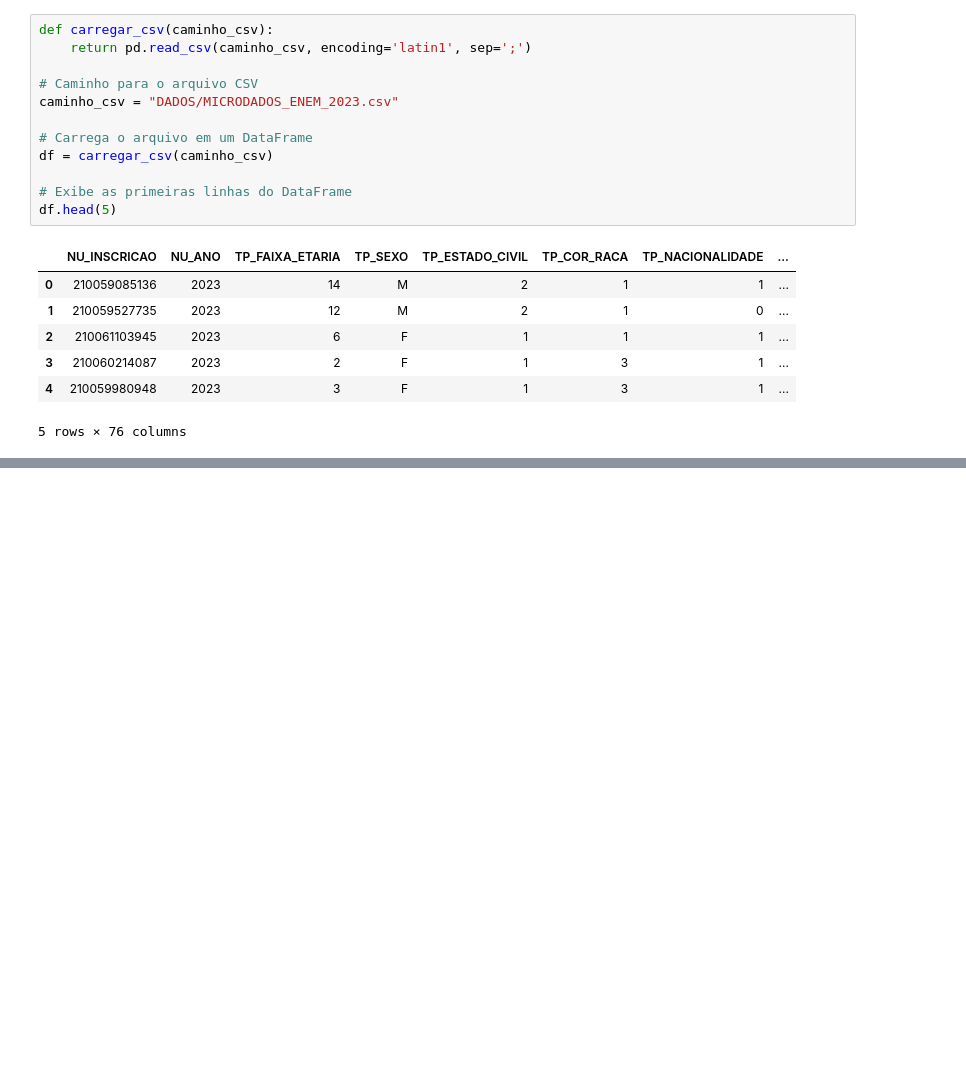
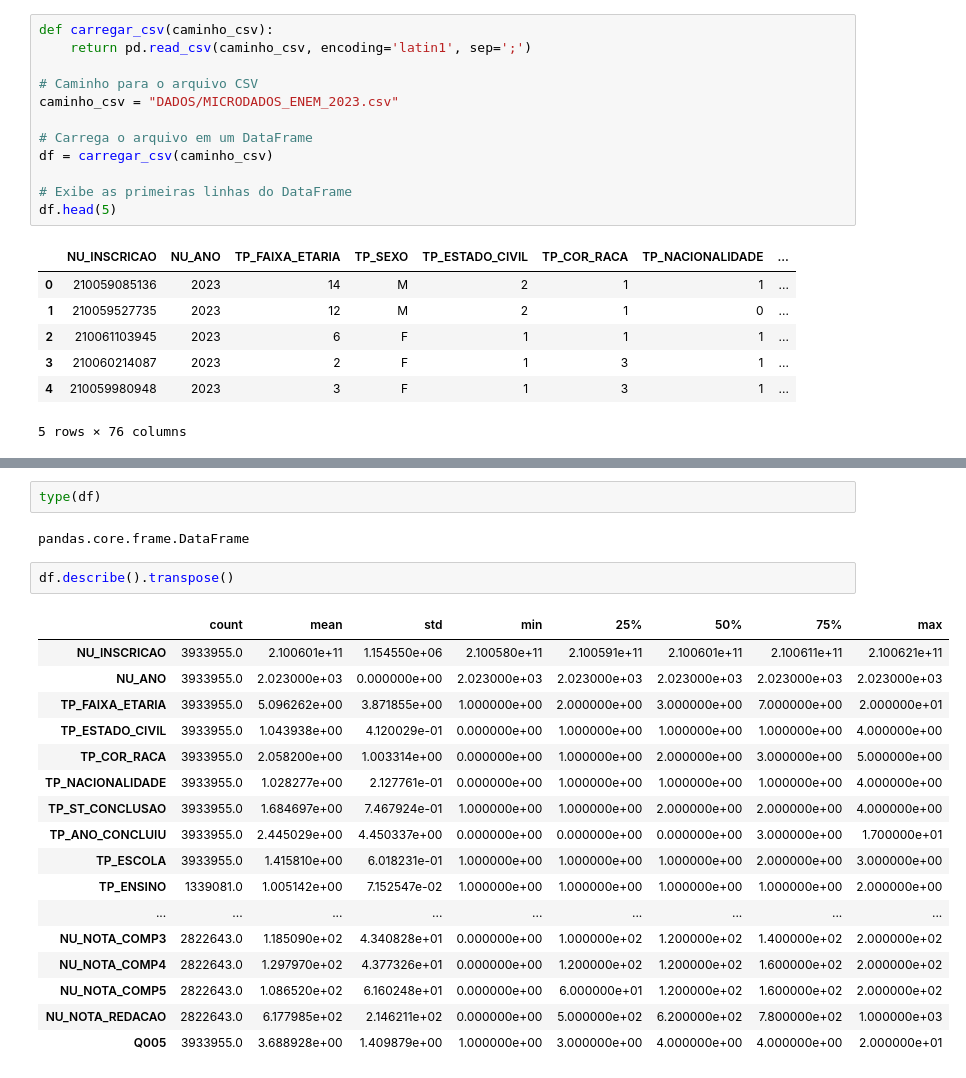
Before and after one commit to andresilveira1980/primeira-entrega, a Jupyter notebook: primeira-extracao.ipynb, the cells around one changed output, grey strips where cells are left out. Cells and saved outputs as stored; diff of their text form; blank space fills up the shorter version.

```diff
--- a/primeira-extracao.ipynb
+++ b/primeira-extracao.ipynb
@@ -79,0 +184,24 @@ df.head(5)
+# %%
+type(df)
+# %% [output]
+pandas.core.frame.DataFrame
+# %%
+df.describe().transpose()
+# %% [output]
+|  | count | mean | std | min | 25% | 50% | 75% | max |
+| NU_INSCRICAO | 3933955.0 | 2.100601e+11 | 1.154550e+06 | 2.100580e+11 | 2.100591e+11 | 2.100601e+11 | 2.100611e+11 | 2.100621e+11 |
+| NU_ANO | 3933955.0 | 2.023000e+03 | 0.000000e+00 | 2.023000e+03 | 2.023000e+03 | 2.023000e+03 | 2.023000e+03 | 2.023000e+03 |
+| TP_FAIXA_ETARIA | 3933955.0 | 5.096262e+00 | 3.871855e+00 | 1.000000e+00 | 2.000000e+00 | 3.000000e+00 | 7.000000e+00 | 2.000000e+01 |
+| TP_ESTADO_CIVIL | 3933955.0 | 1.043938e+00 | 4.120029e-01 | 0.000000e+00 | 1.000000e+00 | 1.000000e+00 | 1.000000e+00 | 4.000000e+00 |
+| TP_COR_RACA | 3933955.0 | 2.058200e+00 | 1.003314e+00 | 0.000000e+00 | 1.000000e+00 | 2.000000e+00 | 3.000000e+00 | 5.000000e+00 |
+| TP_NACIONALIDADE | 3933955.0 | 1.028277e+00 | 2.127761e-01 | 0.000000e+00 | 1.000000e+00 | 1.000000e+00 | 1.000000e+00 | 4.000000e+00 |
+| TP_ST_CONCLUSAO | 3933955.0 | 1.684697e+00 | 7.467924e-01 | 1.000000e+00 | 1.000000e+00 | 2.000000e+00 | 2.000000e+00 | 4.000000e+00 |
+| TP_ANO_CONCLUIU | 3933955.0 | 2.445029e+00 | 4.450337e+00 | 0.000000e+00 | 0.000000e+00 | 0.000000e+00 | 3.000000e+00 | 1.700000e+01 |
+| TP_ESCOLA | 3933955.0 | 1.415810e+00 | 6.018231e-01 | 1.000000e+00 | 1.000000e+00 | 1.000000e+00 | 2.000000e+00 | 3.000000e+00 |
+| TP_ENSINO | 1339081.0 | 1.005142e+00 | 7.152547e-02 | 1.000000e+00 | 1.000000e+00 | 1.000000e+00 | 1.000000e+00 | 2.000000e+00 |
+| ... | ... | ... | ... | ... | ... | ... | ... | ... |
+| NU_NOTA_COMP3 | 2822643.0 | 1.185090e+02 | 4.340828e+01 | 0.000000e+00 | 1.000000e+02 | 1.200000e+02 | 1.400000e+02 | 2.000000e+02 |
+| NU_NOTA_COMP4 | 2822643.0 | 1.297970e+02 | 4.377326e+01 | 0.000000e+00 | 1.200000e+02 | 1.200000e+02 | 1.600000e+02 | 2.000000e+02 |
+| NU_NOTA_COMP5 | 2822643.0 | 1.086520e+02 | 6.160248e+01 | 0.000000e+00 | 6.000000e+01 | 1.200000e+02 | 1.600000e+02 | 2.000000e+02 |
+| NU_NOTA_REDACAO | 2822643.0 | 6.177985e+02 | 2.146211e+02 | 0.000000e+00 | 5.000000e+02 | 6.200000e+02 | 7.800000e+02 | 1.000000e+03 |
+| Q005 | 3933955.0 | 3.688928e+00 | 1.409879e+00 | 1.000000e+00 | 3.000000e+00 | 4.000000e+00 | 4.000000e+00 | 2.000000e+01 |
```
Also changed, not shown: parts of 14 cells of this notebook.
